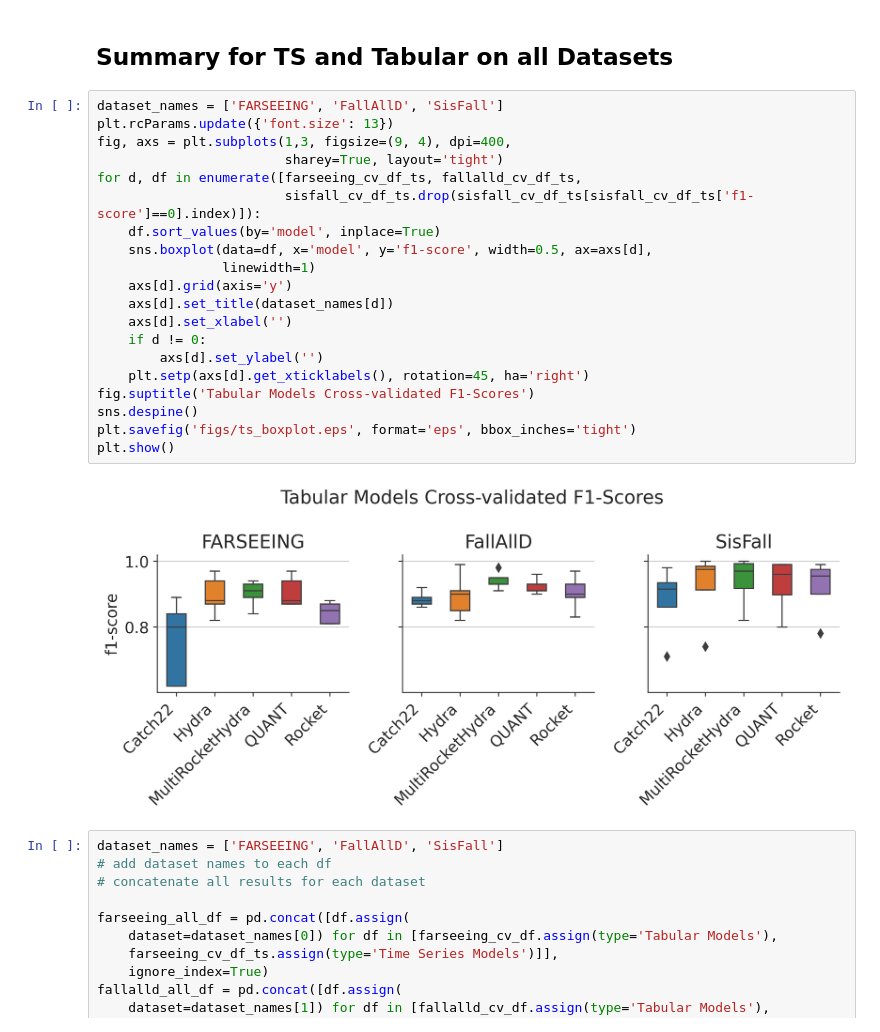
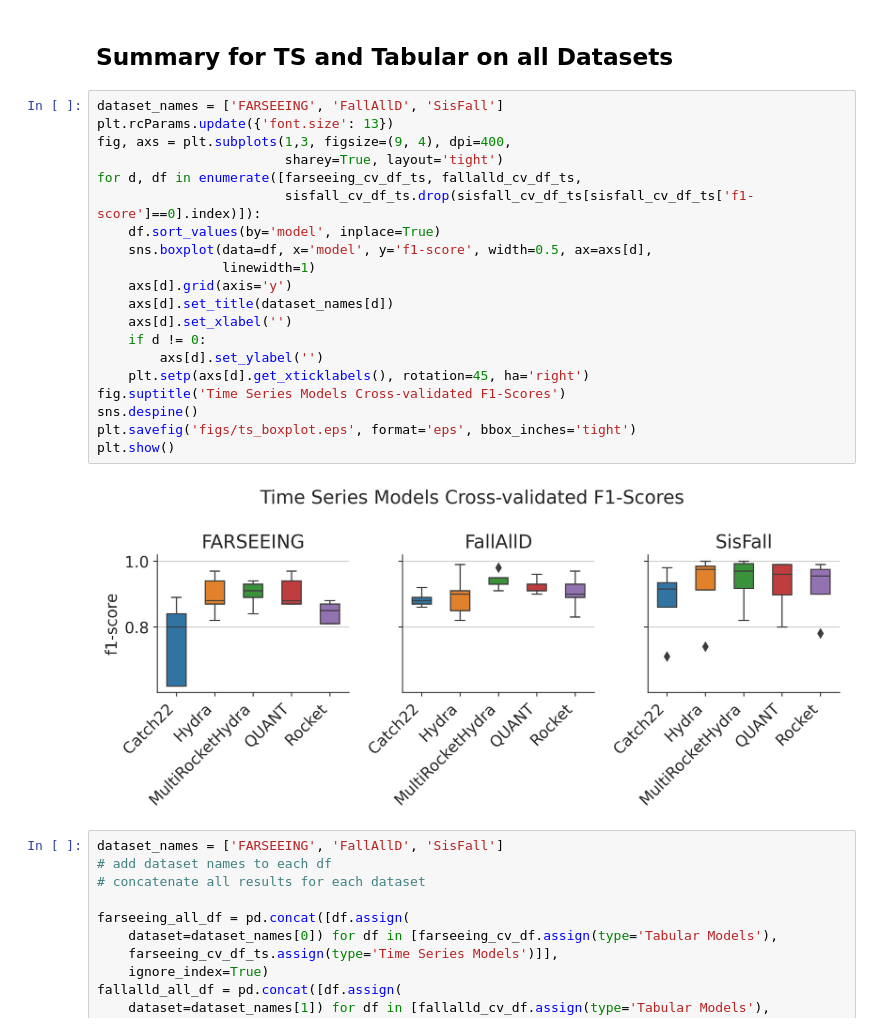
Before and after one commit to mlgig/ts_fall_detection, a Jupyter notebook: evaluation.ipynb, the cells around one changed output. Cells and saved outputs as stored; diff of their text form.

```diff
--- a/evaluation.ipynb
+++ b/evaluation.ipynb
@@ -277,25 +280,25 @@ Hydra
 # %%
 dataset_names = ['FARSEEING', 'FallAllD', 'SisFall']
 plt.rcParams.update({'font.size': 13})
 fig, axs = plt.subplots(1,3, figsize=(9, 4), dpi=400,
                         sharey=True, layout='tight')
 for d, df in enumerate([farseeing_cv_df_ts, fallalld_cv_df_ts,
                         sisfall_cv_df_ts.drop(sisfall_cv_df_ts[sisfall_cv_df_ts['f1-score']==0].index)]):
     df.sort_values(by='model', inplace=True)
     sns.boxplot(data=df, x='model', y='f1-score', width=0.5, ax=axs[d],
                 linewidth=1)
     axs[d].grid(axis='y')
     axs[d].set_title(dataset_names[d])
     axs[d].set_xlabel('')
     if d != 0:
         axs[d].set_ylabel('')
     plt.setp(axs[d].get_xticklabels(), rotation=45, ha='right')
-fig.suptitle('Tabular Models Cross-validated F1-Scores')
+fig.suptitle('Time Series Models Cross-validated F1-Scores')
 sns.despine()
 plt.savefig('figs/ts_boxplot.eps', format='eps', bbox_inches='tight')
 plt.show()
 # %% [output]
-[figure, old version]
+[figure, new version]
 # %%
 dataset_names = ['FARSEEING', 'FallAllD', 'SisFall']
 # add dataset names to each df
```
Also changed, not shown: parts of 10 cells of this notebook, 13 other files.
